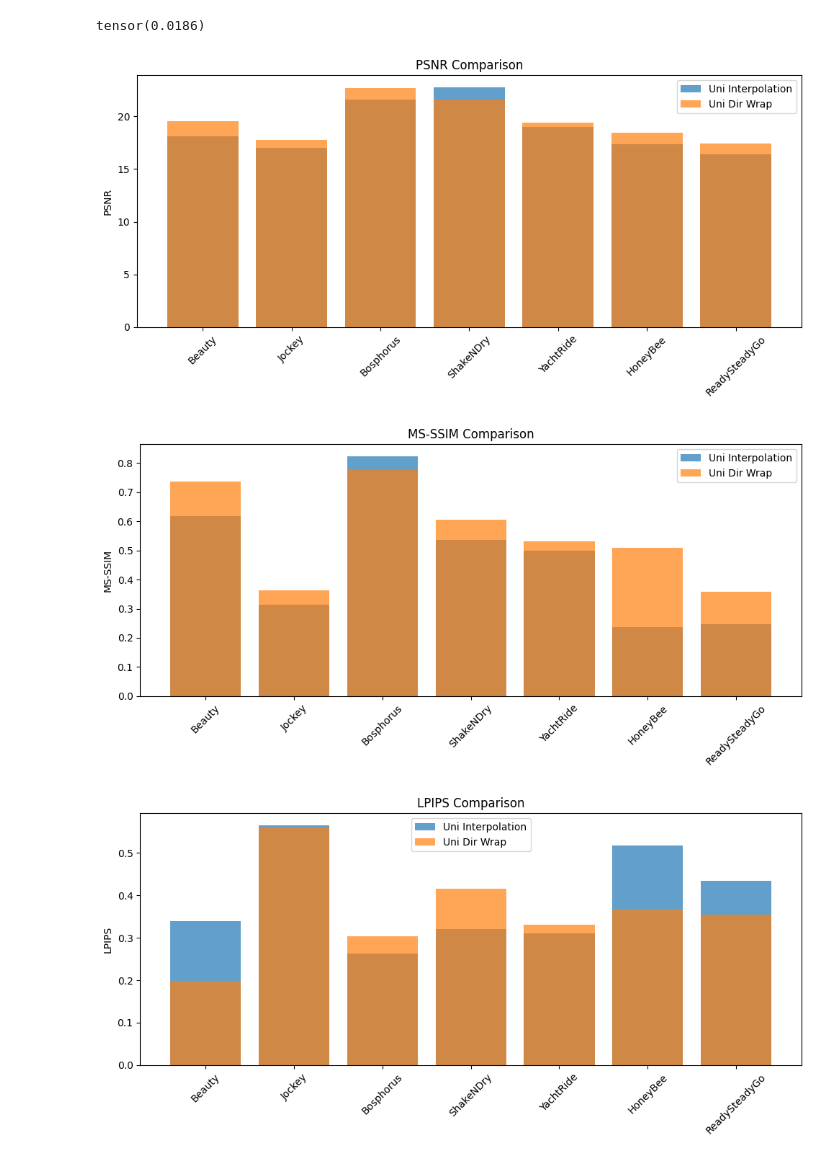
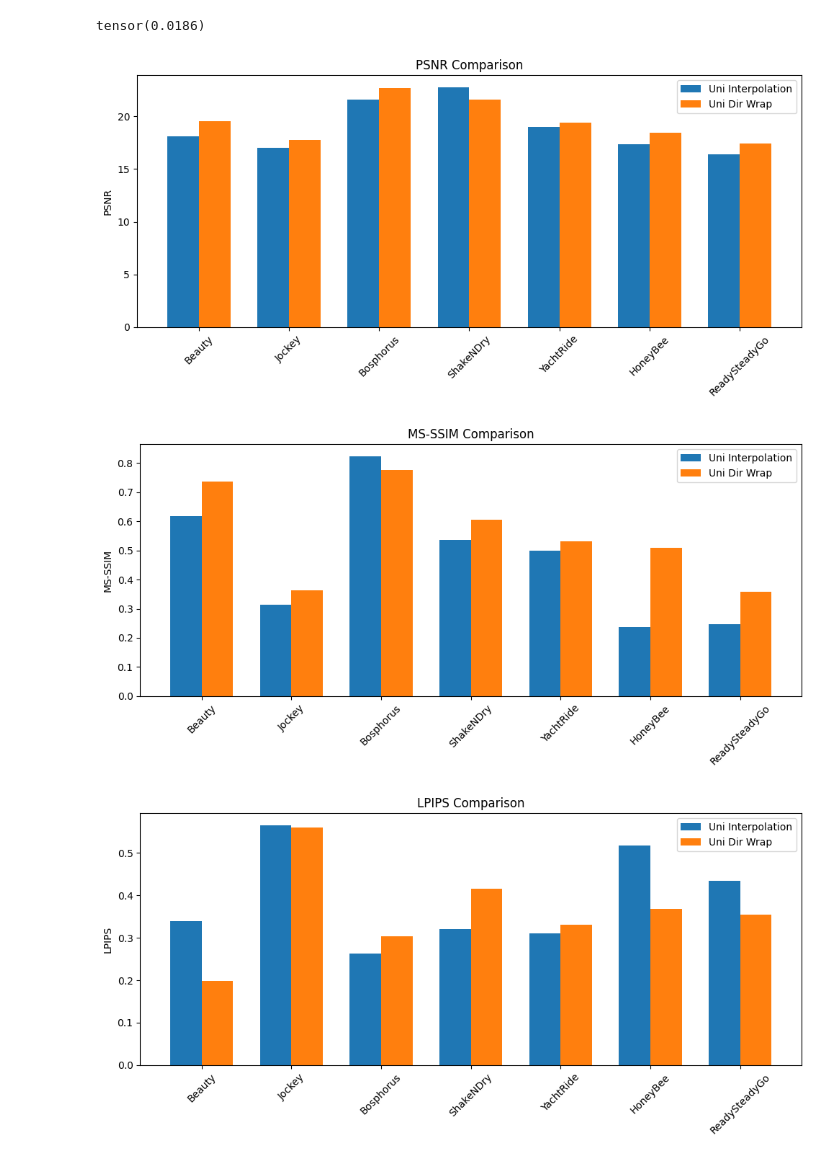
Before and after one commit to Maryamsana-1998/UniControl_Video_Interpolation, a Jupyter notebook: wrap_loss.ipynb, the cells around one changed output. Saved outputs shown, nothing was run; the diff lists cells and outputs as text; code cells hidden in the pictures.

```diff
--- a/wrap_loss.ipynb
+++ b/wrap_loss.ipynb
@@ -88,36 +88,43 @@ tensor(0.0186)
 # %%
 import json
 import pandas as pd
+import numpy as np
 import matplotlib.pyplot as plt
 
 # Load JSON data
 def json_load(path):
     with open(path, 'r') as f:
         return json.load(f)
 
+# Paths to the JSON files
 uni_in_path = 'experiments/uni_interpolation/preds_25k/all_videos_metrics_8_q4.json'
 uni_wrap_path = 'experiments/uni_dir_wrap/preds_25k/all_videos_metrics_8_q4.json'
 
 # Convert to DataFrames
 df_in = pd.DataFrame.from_dict(json_load(uni_in_path), orient='index')
 df_wrap = pd.DataFrame.from_dict(json_load(uni_wrap_path), orient='index')
 
-# List of metrics to plot
+# Metrics to plot
 metrics = ['PSNR', 'MS-SSIM', 'LPIPS', 'FID', 'FVD']
+labels = df_in.index.tolist()  # video names
+x = np.arange(len(labels))     # x locations for videos
+width = 0.35                   # width of each bar
 
 # Plot each metric separately
 for metric in metrics:
-    plt.figure(figsize=(10, 5))
-    plt.bar(df_in.index, df_in[metric], label='Uni Interpolation', alpha=0.7)
-    plt.bar(df_wrap.index, df_wrap[metric], label='Uni Dir Wrap', alpha=0.7)
-    plt.title(f'{metric} Comparison')
-    plt.ylabel(metric)
-    plt.xticks(rotation=45)
-    plt.legend()
+    fig, ax = plt.subplots(figsize=(10, 5))
+    ax.bar(x - width/2, df_in[metric], width, label='Uni Interpolation')
+    ax.bar(x + width/2, df_wrap[metric], width, label='Uni Dir Wrap')
+
+    ax.set_ylabel(metric)
+    ax.set_title(f'{metric} Comparison')
+    ax.set_xticks(x)
+    ax.set_xticklabels(labels, rotation=45)
+    ax.legend()
     plt.tight_layout()
-    plt.savefig(f'{metric}_comparison_barplot.png')  # Save each plot as an image
+    plt.savefig(f'plots/{metric}_comparison_wrap.png')  # Optional: save the plots
     plt.show()
 # %% [output]
-[figure, old version]
+[figure, new version]
-[figure, old version]
+[figure, new version]
-[figure, old version]
+[figure, new version]
```
Also changed, not shown: parts of 5 cells of this notebook, 1 other file.
